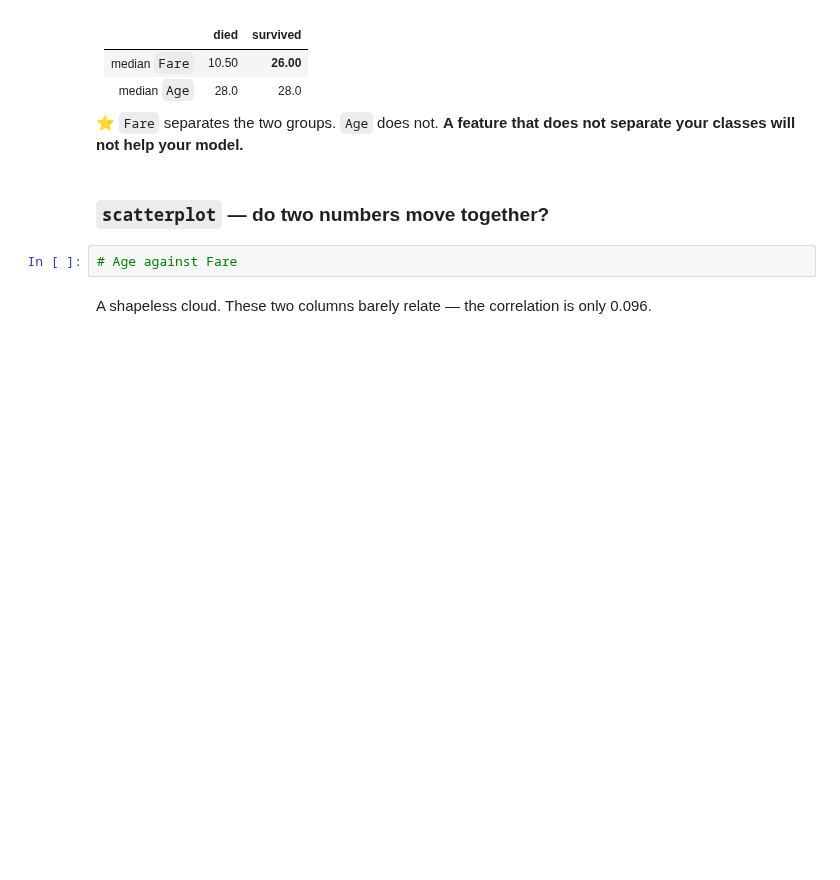
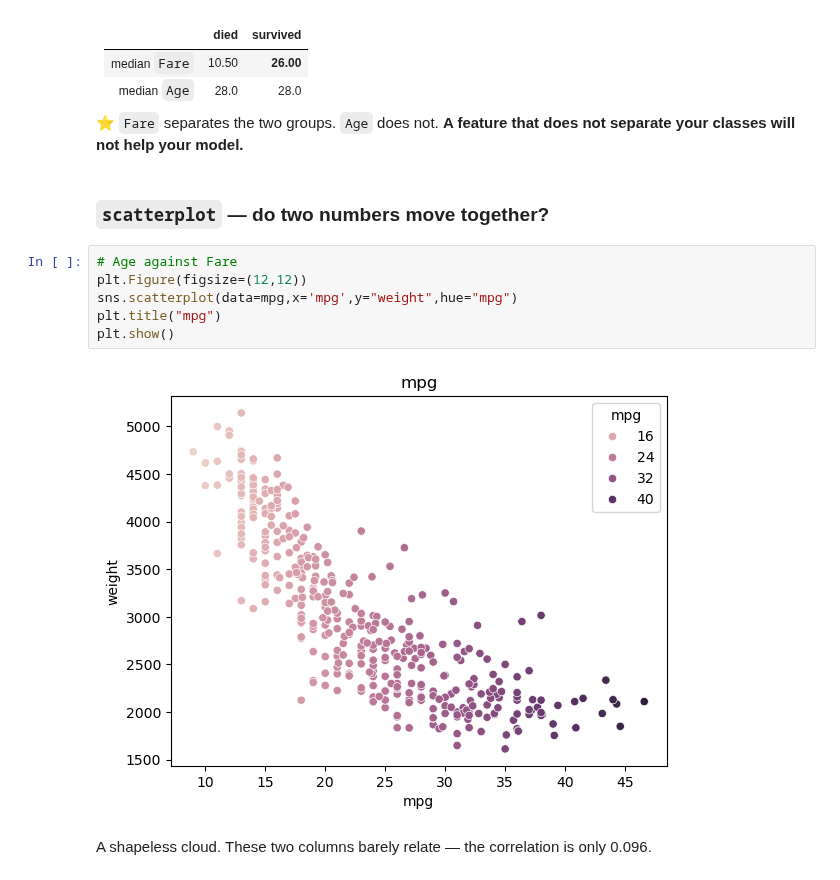
Before and after one commit to Ironankit525/sem_3_ML, a Jupyter notebook: class10/plotting_for_ml.ipynb, the cells around one changed output. Saved outputs shown, nothing was run; the diff lists cells and outputs as text; blank space fills up the shorter version.

```diff
--- a/class10/plotting_for_ml.ipynb
+++ b/class10/plotting_for_ml.ipynb
@@ -198,6 +198,12 @@ your classes will not help your model.**
 ### `scatterplot` — do two numbers move together?
 # %%
 # Age against Fare
+plt.Figure(figsize=(12,12))
+sns.scatterplot(data=mpg,x='mpg',y="weight",hue="mpg")
+plt.title("mpg")
+plt.show()
+# %% [output]
+[figure, added]
 # %% [markdown]
 A shapeless cloud. These two columns barely relate — the correlation is only 0.096.
 # %% [markdown]
```
